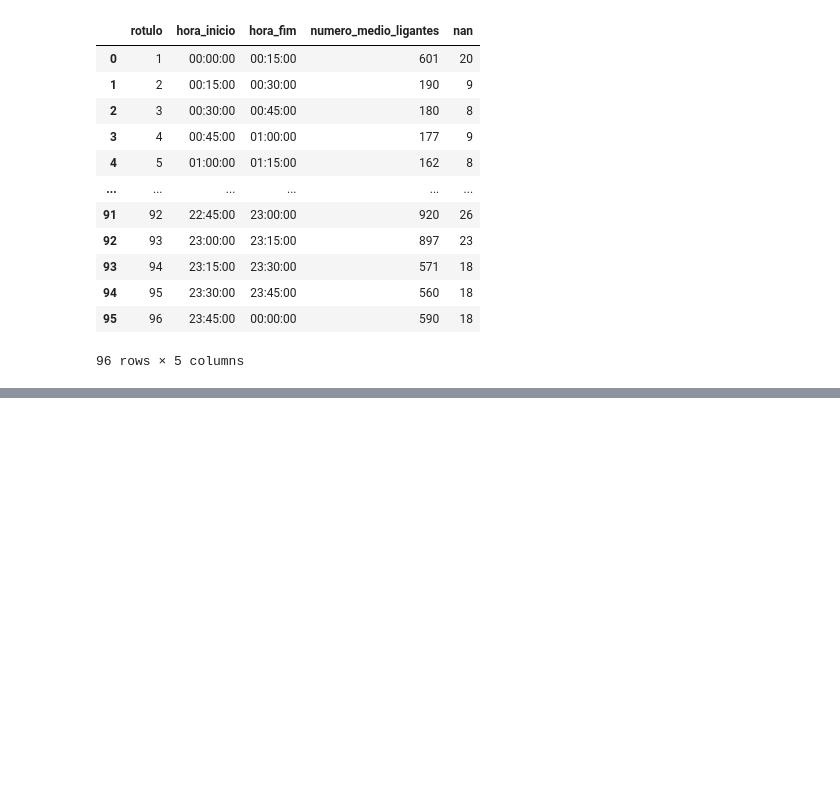
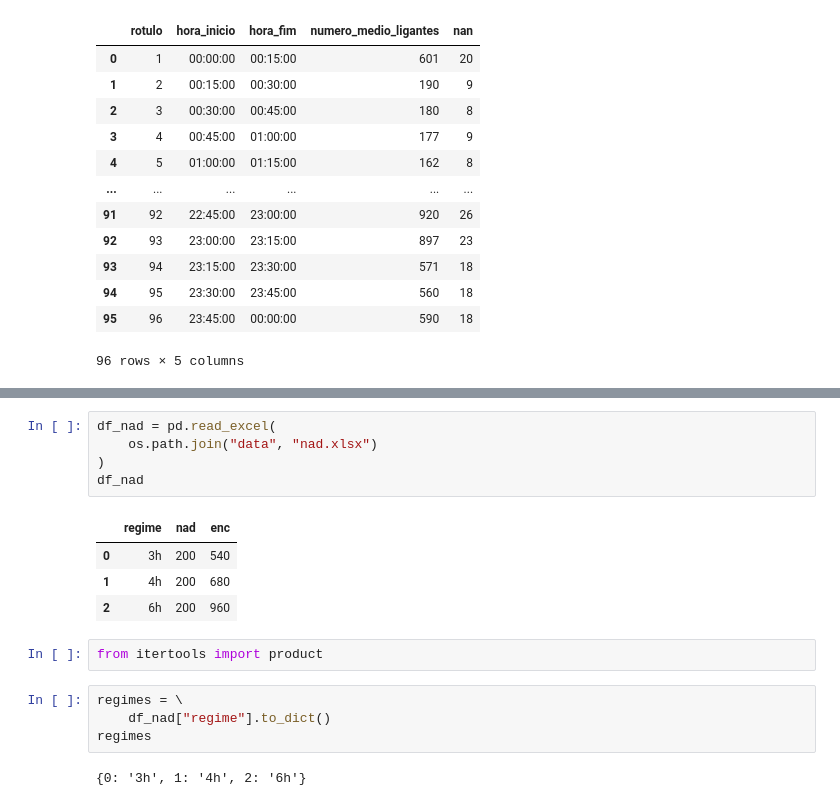
Before and after one commit to venturin-maxwell/attentus, a Jupyter notebook: nan_attentus_aula.ipynb, the cells around one changed output, grey strips where cells are left out. Cells and saved outputs as stored; diff of their text form; blank space fills up the shorter version.

```diff
--- a/nan_attentus_aula.ipynb
+++ b/nan_attentus_aula.ipynb
@@ -478,0 +504,18 @@ df_tabela_ligantes
+# %%
+df_nad = pd.read_excel(
+    os.path.join("data", "nad.xlsx")
+)
+df_nad
+# %% [output]
+|  | regime | nad | enc |
+| 0 | 3h | 200 | 540 |
+| 1 | 4h | 200 | 680 |
+| 2 | 6h | 200 | 960 |
+# %%
+from itertools import product
+# %%
+regimes = \
+    df_nad["regime"].to_dict()
+regimes
+# %% [output]
+{0: '3h', 1: '4h', 2: '6h'}
```
Also changed, not shown: parts of 12 cells of this notebook.
